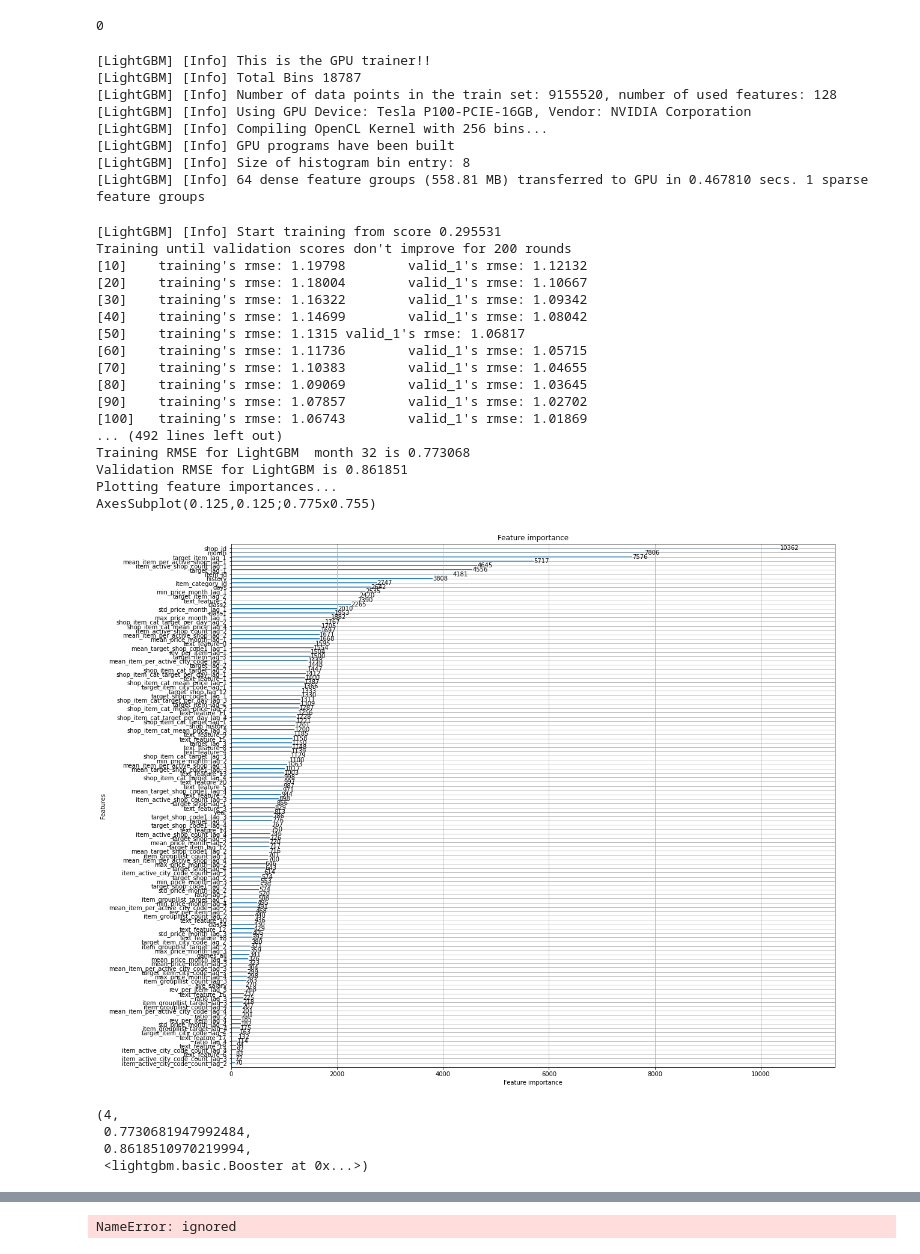
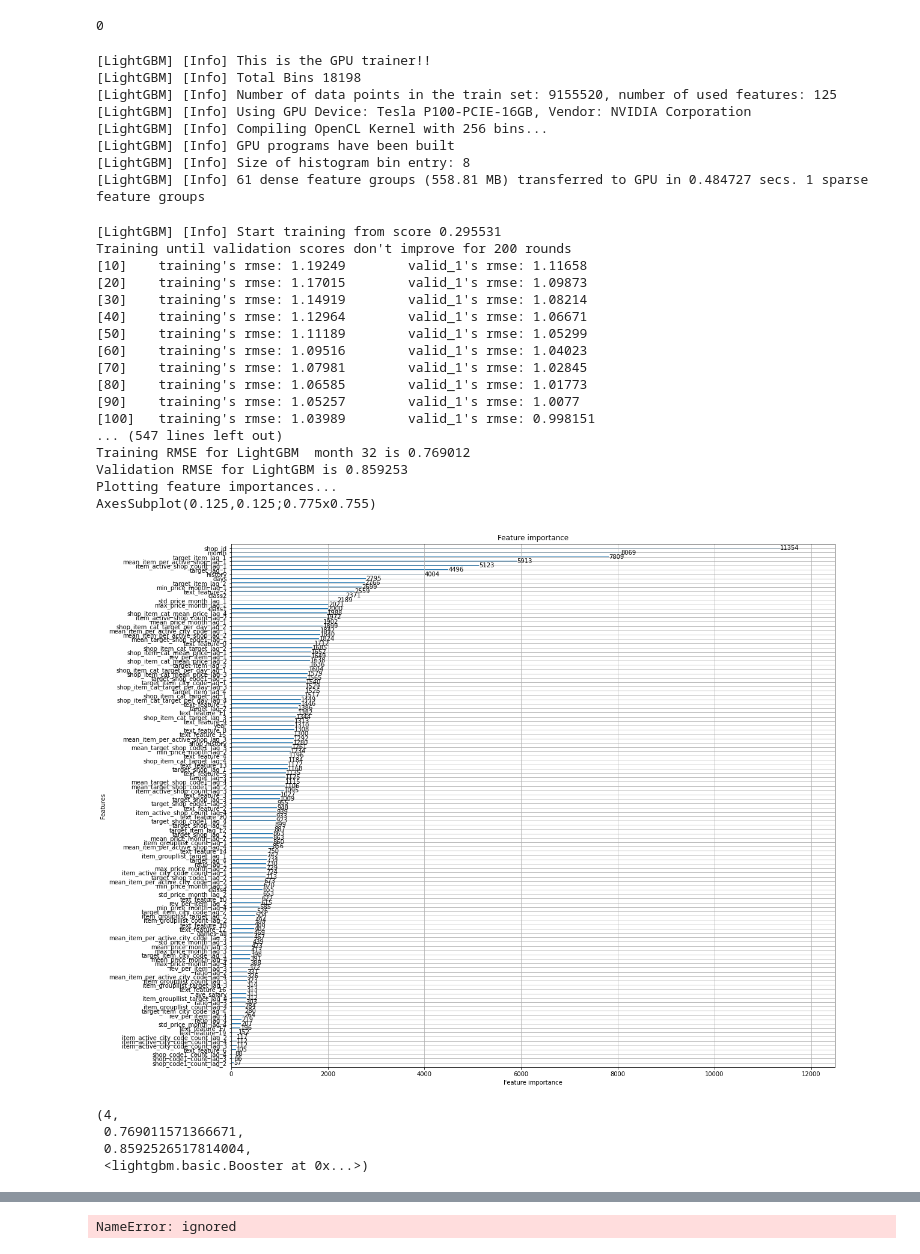
Before and after one commit to chayn1v/temp_lightgbm, a Jupyter notebook: lightgbm_lvl2_get_rid_of_extras.ipynb, the cells around one changed output, grey strips where cells are left out. Saved outputs shown, nothing was run; the diff lists cells and outputs as text; code cells hidden in the pictures.

```diff
--- a/lightgbm_lvl2_get_rid_of_extras.ipynb
+++ b/lightgbm_lvl2_get_rid_of_extras.ipynb
@@ -485,7 +504,7 @@ downcasted  dataframe  size 2137.7914657592773  MBs
 fraction of original memory size:  0.554945054945055
 0
 # %%
- selected_fea[6]= selected_fea[6]+['target_shop_lag_12']
+ #selected_fea[6]= selected_fea[6]+['target_shop_lag_12']
 # %%
 grid_shop_month=pd.read_csv (path+'grid_shop_month' +'.csv' ,usecols=selected_fea[6], encoding='utf8')
 grid1=pd.merge(grid1,grid_shop_month ,on=['shop_id',   'date_block_num'], how='left')
@@ -971,56 +989,64 @@ gc.collect()
 # %%
 #print(X_val.loc[X_val.date_block_num==33,'shop_id'].value_counts())
 #print(X_val.loc[X_val.date_block_num==33,'shop_id'].nunique())
+least_important_cat_features=['item_category_id','item_id']
+
+
+X_train32=X_train32.drop(least_important_cat_features,axis=1)
+
+X_train =X_train.drop(least_important_cat_features,axis=1)
+X_val =X_val.drop(least_important_cat_features,axis=1)
+X_test =X_test.drop(least_important_cat_features,axis=1)
 # %%
  #duct_tape
 gc.collect()
 
 params = {
     'objective': 'mse',
     'metric': 'rmse',
     #'num_leaves': 2 ** 7 - 1,
     'device': 'gpu',
-    'learning_rate': 0.004,
+    'learning_rate': 0.005,
     'feature_fraction': 0.7,
     'bagging_fraction': 0.7,
     #'lambda_l1':  1.4166324207094624e-08,
     #'lambda_l2':   0.0002214880864217134,
     'bagging_freq': 1,
     'seed': 1,
     'verbose': 1,
-    'num_iterations': 5000,
+    'num_iterations': 8000,
      'early_stopping_round': 200,
-     'cat_l2' :16
+     'cat_l2' :10
 }
 lgb_val_rmse(X_train, y_train, X_val, y_val ,params,M )
 # %% [output]
 [LightGBM] [Info] This is the GPU trainer!!
-[LightGBM] [Info] Total Bins 18787
-[LightGBM] [Info] Number of data points in the train set: 9155520, number of used features: 128
+[LightGBM] [Info] Total Bins 18198
+[LightGBM] [Info] Number of data points in the train set: 9155520, number of used features: 125
 [LightGBM] [Info] Using GPU Device: Tesla P100-PCIE-16GB, Vendor: NVIDIA Corporation
 [LightGBM] [Info] Compiling OpenCL Kernel with 256 bins...
 [LightGBM] [Info] GPU programs have been built
 [LightGBM] [Info] Size of histogram bin entry: 8
-[LightGBM] [Info] 64 dense feature groups (558.81 MB) transferred to GPU in 0.467810 secs. 1 sparse feature groups
+[LightGBM] [Info] 61 dense feature groups (558.81 MB) transferred to GPU in 0.484727 secs. 1 sparse feature groups
 [LightGBM] [Info] Start training from score 0.295531
 Training until validation scores don't improve for 200 rounds
-[10]    training's rmse: 1.19798        valid_1's rmse: 1.12132
-[20]    training's rmse: 1.18004        valid_1's rmse: 1.10667
-[30]    training's rmse: 1.16322        valid_1's rmse: 1.09342
-[40]    training's rmse: 1.14699        valid_1's rmse: 1.08042
-[50]    training's rmse: 1.1315 valid_1's rmse: 1.06817
-[60]    training's rmse: 1.11736        valid_1's rmse: 1.05715
-[70]    training's rmse: 1.10383        valid_1's rmse: 1.04655
-[80]    training's rmse: 1.09069        valid_1's rmse: 1.03645
-[90]    training's rmse: 1.07857        valid_1's rmse: 1.02702
-[100]   training's rmse: 1.06743        valid_1's rmse: 1.01869
-... (492 lines left out)
-Training RMSE for LightGBM  month 32 is 0.773068
-Validation RMSE for LightGBM is 0.861851
+[10]    training's rmse: 1.19249        valid_1's rmse: 1.11658
+[20]    training's rmse: 1.17015        valid_1's rmse: 1.09873
+[30]    training's rmse: 1.14919        valid_1's rmse: 1.08214
+[40]    training's rmse: 1.12964        valid_1's rmse: 1.06671
+[50]    training's rmse: 1.11189        valid_1's rmse: 1.05299
+[60]    training's rmse: 1.09516        valid_1's rmse: 1.04023
+[70]    training's rmse: 1.07981        valid_1's rmse: 1.02845
+[80]    training's rmse: 1.06585        valid_1's rmse: 1.01773
+[90]    training's rmse: 1.05257        valid_1's rmse: 1.0077
+[100]   training's rmse: 1.03989        valid_1's rmse: 0.998151
+... (547 lines left out)
+Training RMSE for LightGBM  month 32 is 0.769012
+Validation RMSE for LightGBM is 0.859253
 Plotting feature importances...
 AxesSubplot(0.125,0.125;0.775x0.755)
-[figure, old version]
+[figure, new version]
 (4,
- 0.7730681947992484,
- 0.8618510970219994,
+ 0.769011571366671,
+ 0.8592526517814004,
  <lightgbm.basic.Booster at 0x...>)
```
Also changed, not shown: parts of 30 cells of this notebook.
